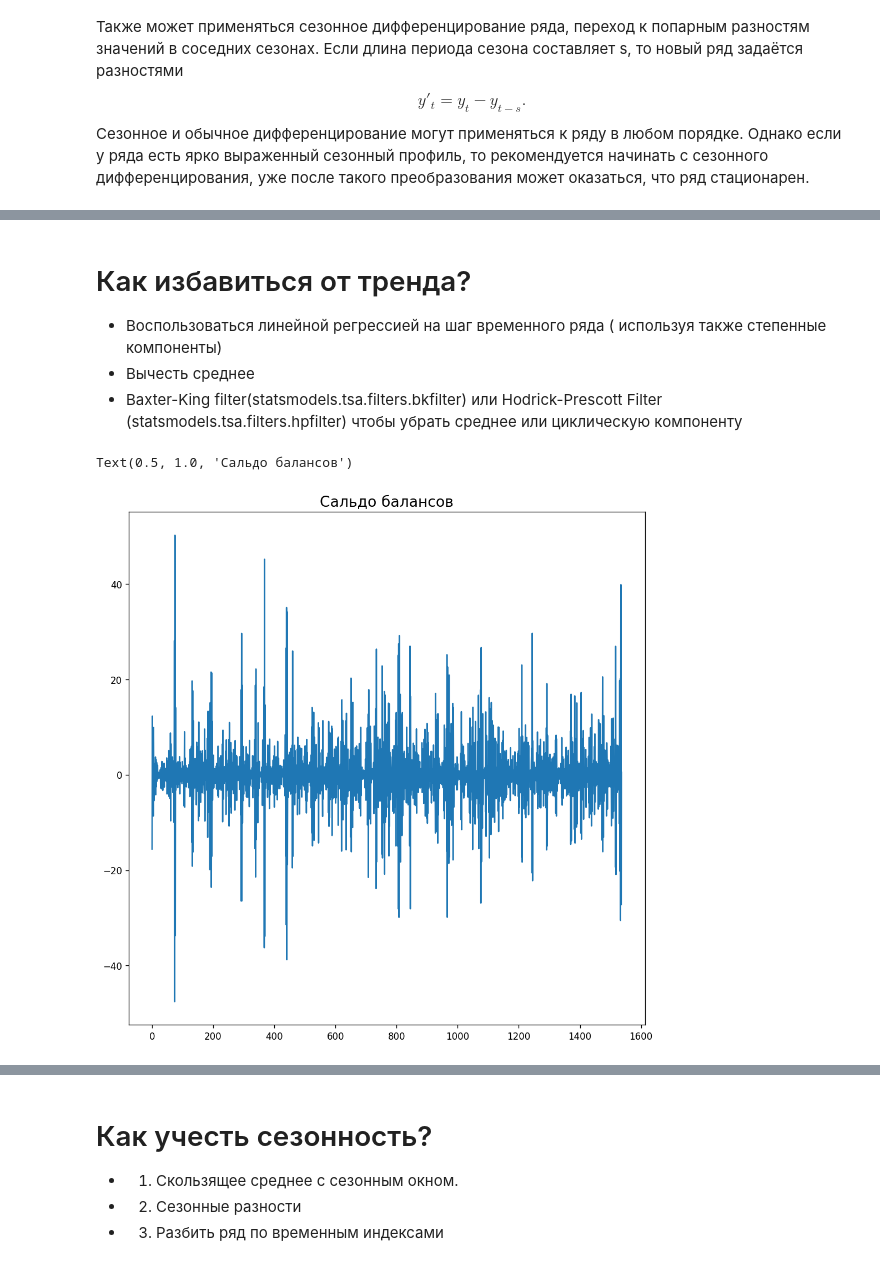
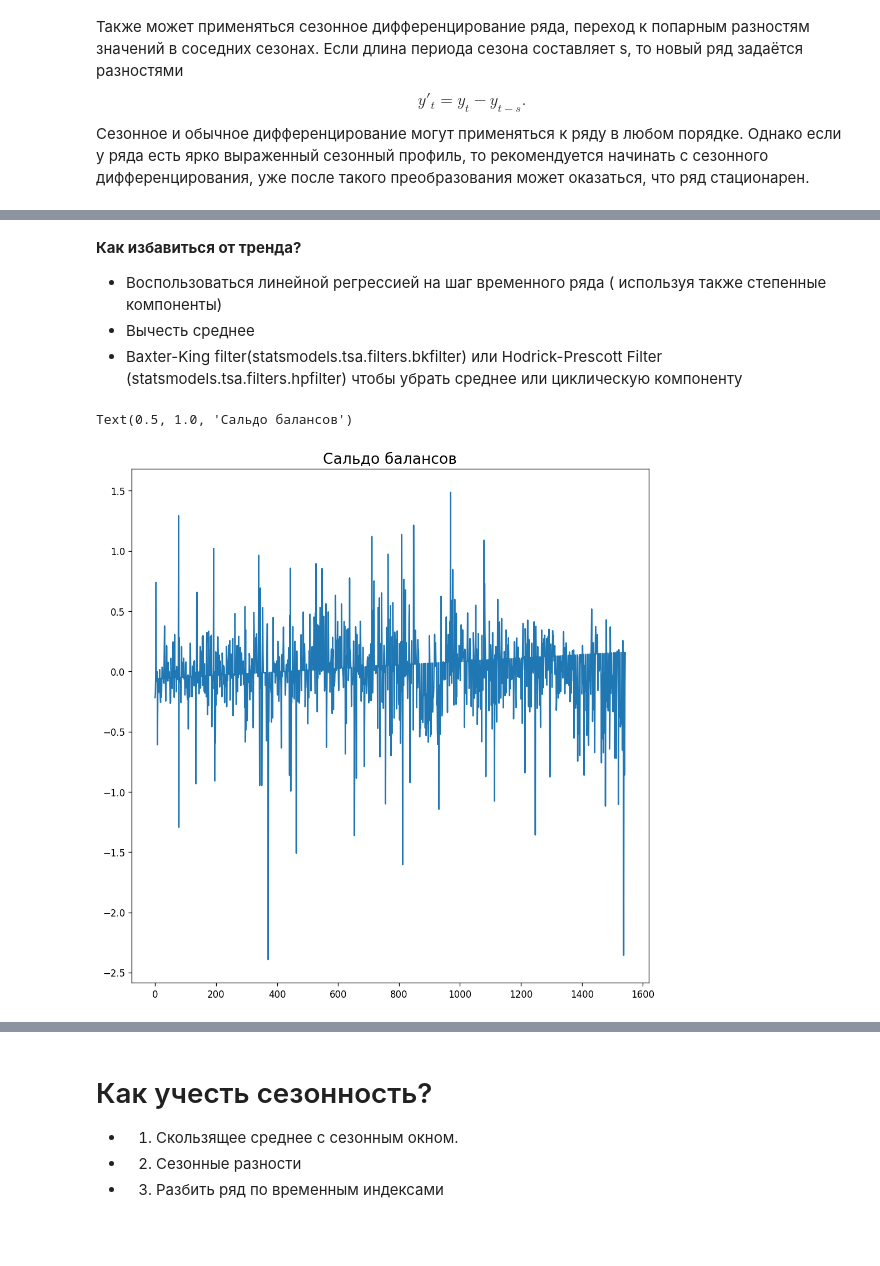
Before and after one commit to kiripcha/-FTIAD-Time-structured-data-analysis, a Jupyter notebook: Project/main.ipynb, the cells around one changed output, grey strips where cells are left out. Cells and saved outputs as stored; diff of their text form; code cells hidden in the pictures; blank space fills up the shorter version.

```diff
--- a/Project/main.ipynb
+++ b/Project/main.ipynb
@@ -69,15 +69,15 @@ import statsmodels.api as sm
 
 # import statsmodels as smt
 # %%
-data = pd.read_excel('Project_Data.xlsx')
-data.shape
+data_origin = pd.read_excel('Project_Data.xlsx')
+data_origin.shape
 # %% [output]
 (1543, 4)
 # %%
-data['Date'] = pd.to_datetime(data['Date']).dt.date
-data = data.set_index('Date')
-data = data.asfreq('D')
-data.head()
+data_origin['Date'] = pd.to_datetime(data_origin['Date']).dt.date
+data_origin = data_origin.set_index('Date')
+data_origin = data_origin.asfreq('D')
+data_origin.head()
 # %% [output]
 |  | Income | Outcome | Balance |
 | Date |  |  |  |
@@ -422,17 +409,16 @@ Custom Loss (например, асимметричная потеря):<br>
 # %% [markdown]
-# Как избавиться от тренда?
+**Как избавиться от тренда?**
 
 - Воспользоваться линейной регрессией на шаг временного ряда ( используя также степенные компоненты)
 - Вычесть среднее
 - Baxter-King filter(statsmodels.tsa.filters.bkfilter) или Hodrick-Prescott Filter (statsmodels.tsa.filters.hpfilter) чтобы убрать среднее или циклическую компоненту
 # %%
-# Using scipy: Subtract the line of best fit
 from scipy import signal
 
-detrended = signal.detrend(df['Balance'])
+detrended = signal.detrend(data_origin['Balance'])
 plt.plot(detrended)
 plt.title('Сальдо балансов', fontsize=16)
 # %% [output]
 Text(0.5, 1.0, 'Сальдо балансов')
-[figure, old version]
+[figure, new version]
 # %%
```
Also changed, not shown: parts of 18 cells of this notebook.
